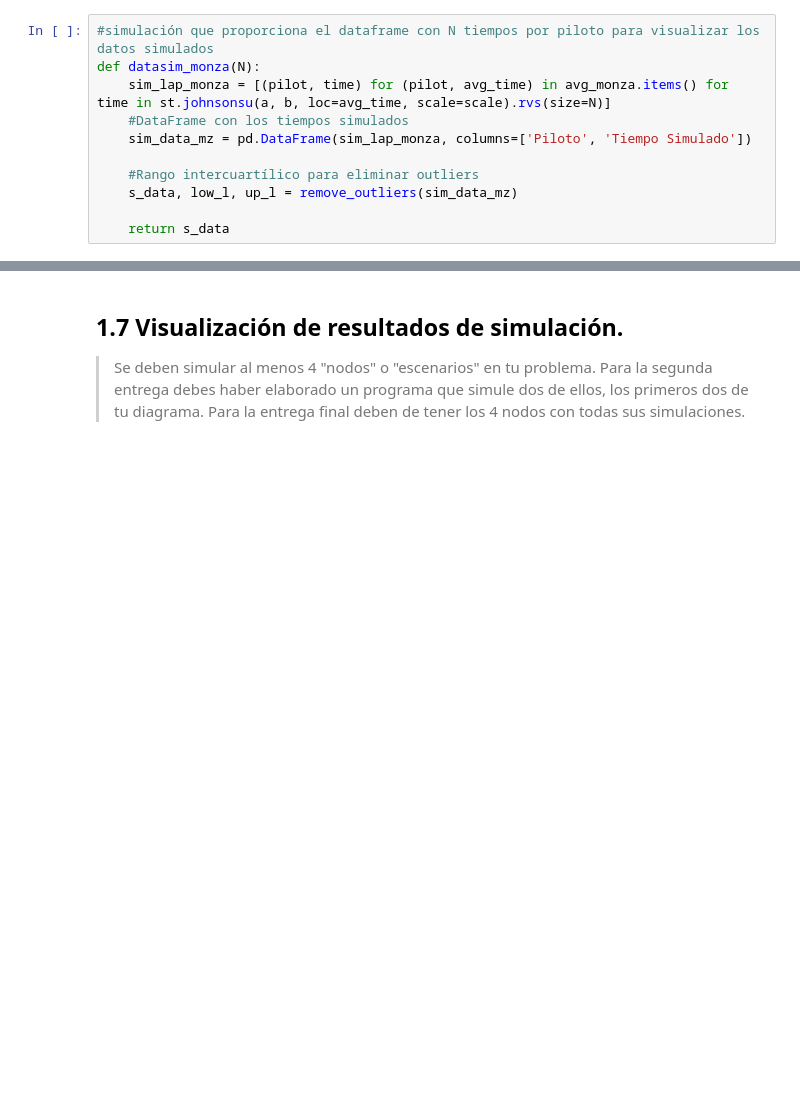
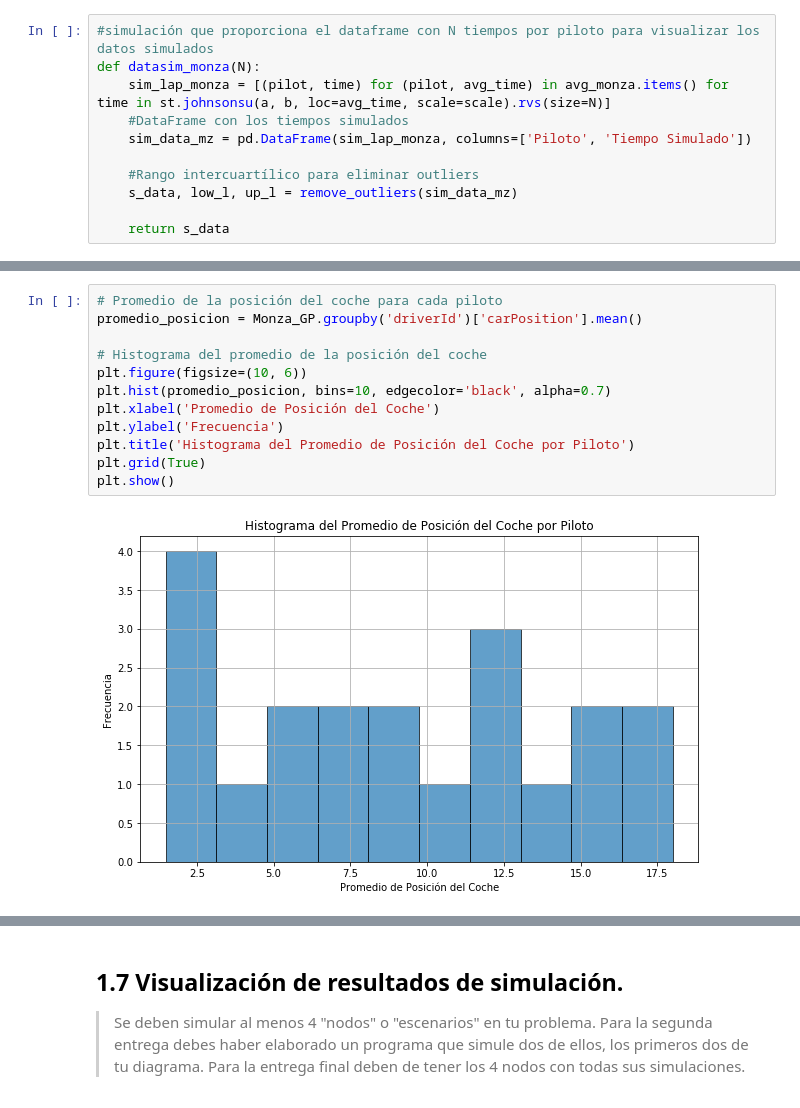
Before and after one commit to carolanb/Proyecto_modulo1, a Jupyter notebook: GuiaProyectoActual.ipynb, the cells around one changed output, grey strips where cells are left out. Saved outputs shown, nothing was run; the diff lists cells and outputs as text; blank space fills up the shorter version.

```diff
--- a/GuiaProyectoActual.ipynb
+++ b/GuiaProyectoActual.ipynb
@@ -530,0 +532,14 @@ hist(sim_dt_monza,'Tiempo Simulado','LapTime simulado en GP de Monza',100)
+# %%
+# Promedio de la posición del coche para cada piloto
+promedio_posicion = Monza_GP.groupby('driverId')['carPosition'].mean()
+
+# Histograma del promedio de la posición del coche
+plt.figure(figsize=(10, 6))
+plt.hist(promedio_posicion, bins=10, edgecolor='black', alpha=0.7)
+plt.xlabel('Promedio de Posición del Coche')
+plt.ylabel('Frecuencia')
+plt.title('Histograma del Promedio de Posición del Coche por Piloto')
+plt.grid(True)
+plt.show()
+# %% [output]
+[figure, added]
```
Also changed, not shown: parts of 65 cells of this notebook, 5 other files.
